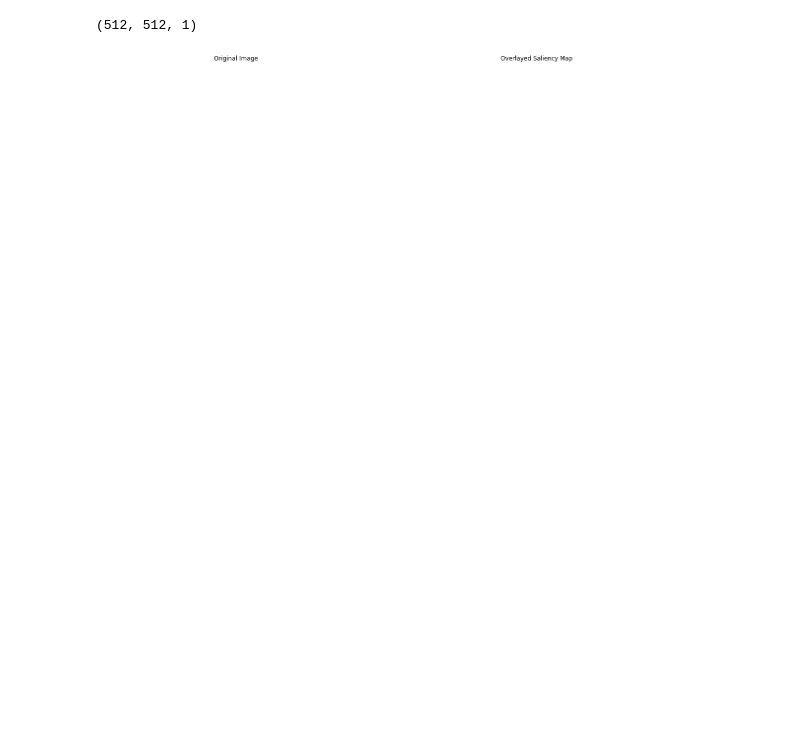
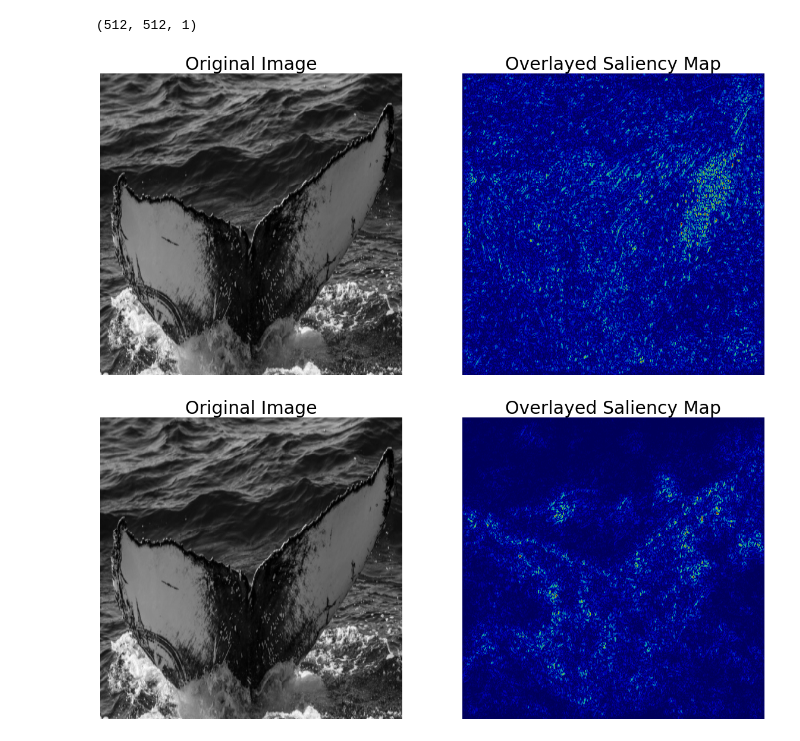
Before and after one commit to degtyardmitry/humpbackid, a Jupyter notebook: XAI_apply.ipynb, the cells around one changed output. Drawn from its saved outputs; the diff is of its cells as text; code cells hidden in the pictures; blank space fills up the shorter version.

Commit message:
added calculation of saliency map for different layers

```diff
--- a/XAI_apply.ipynb
+++ b/XAI_apply.ipynb
@@ -640,8 +634,10 @@ for idx, layer in enumerate(branch_model.layers):
         break
 print(layer_names)
 
-#last convolutional layer
+#different  convolutional layer
 last_cv_layer_output= layers[layer_names.index("conv2d_55")].output
+middle_cv_layer_output= layers[layer_names.index("conv2d_27")].output
+start_cv_layer_output= layers[layer_names.index("conv2d_3")].output
 # %% [output]
 ['input_1', 'conv2d_1', 'max_pooling2d_1', 'batch_normalization_1', 'conv2d_2', 'batch_normalization_2', 'conv2d_3', 'max_pooling2d_2', 'batch_normalization_3', 'conv2d_4', 'batch_normalization_4', 'c ...
 # %%
@@ -704,14 +700,14 @@ def compute_saliency_map_keras(mdl, image, lr_output):
     saliency_map = np.max(saliency_map, axis=-1)
 
     return saliency_map
-
-
-
-
-saliency_map = compute_saliency_map_keras(branch_model, img, last_cv_layer_output)
 # %% [output]
 [figure]
 (512, 512, 1)
+# %%
+
+saliency_map_start = compute_saliency_map_keras(branch_model, img, start_cv_layer_output)
+saliency_map_middle = compute_saliency_map_keras(branch_model, img, middle_cv_layer_output)
+saliency_map_last = compute_saliency_map_keras(branch_model, img, last_cv_layer_output)
 # %%
 import numpy as np
 import matplotlib.pyplot as plt
@@ -752,18 +748,24 @@ def overlay_saliency_map_on_image(image, saliency_map):
 
     plt.subplot(1, 2, 1)
     plt.imshow(image, cmap='gray', interpolation='nearest')
-    plt.title('Original Image')
+    plt.title('Original Image', fontsize=30)
     plt.axis('off')
 
     plt.subplot(1, 2, 2)
     plt.imshow(overlayed_image, interpolation='nearest')
-    plt.title('Overlayed Saliency Map')
+    plt.title('Overlayed Saliency Map', fontsize=30)
     plt.axis('off')
 
     plt.show()
-
-# preprocess the image
-img = read_cropped_image(img_orig_name , False)
-overlay_saliency_map_on_image(img, saliency_map)
-# %% [output]
-[figure, removed]
+# %%
+# preprocess the image
+img = read_cropped_image(img_orig_name , False)
+overlay_saliency_map_on_image(img, saliency_map_start)
+# %% [output]
+[figure, added]
+# %%
+# preprocess the image
+img = read_cropped_image(img_orig_name , False)
+overlay_saliency_map_on_image(img, saliency_map_middle)
+# %% [output]
+[figure, added]
```
Also changed, not shown: parts of 3 cells of this notebook.
